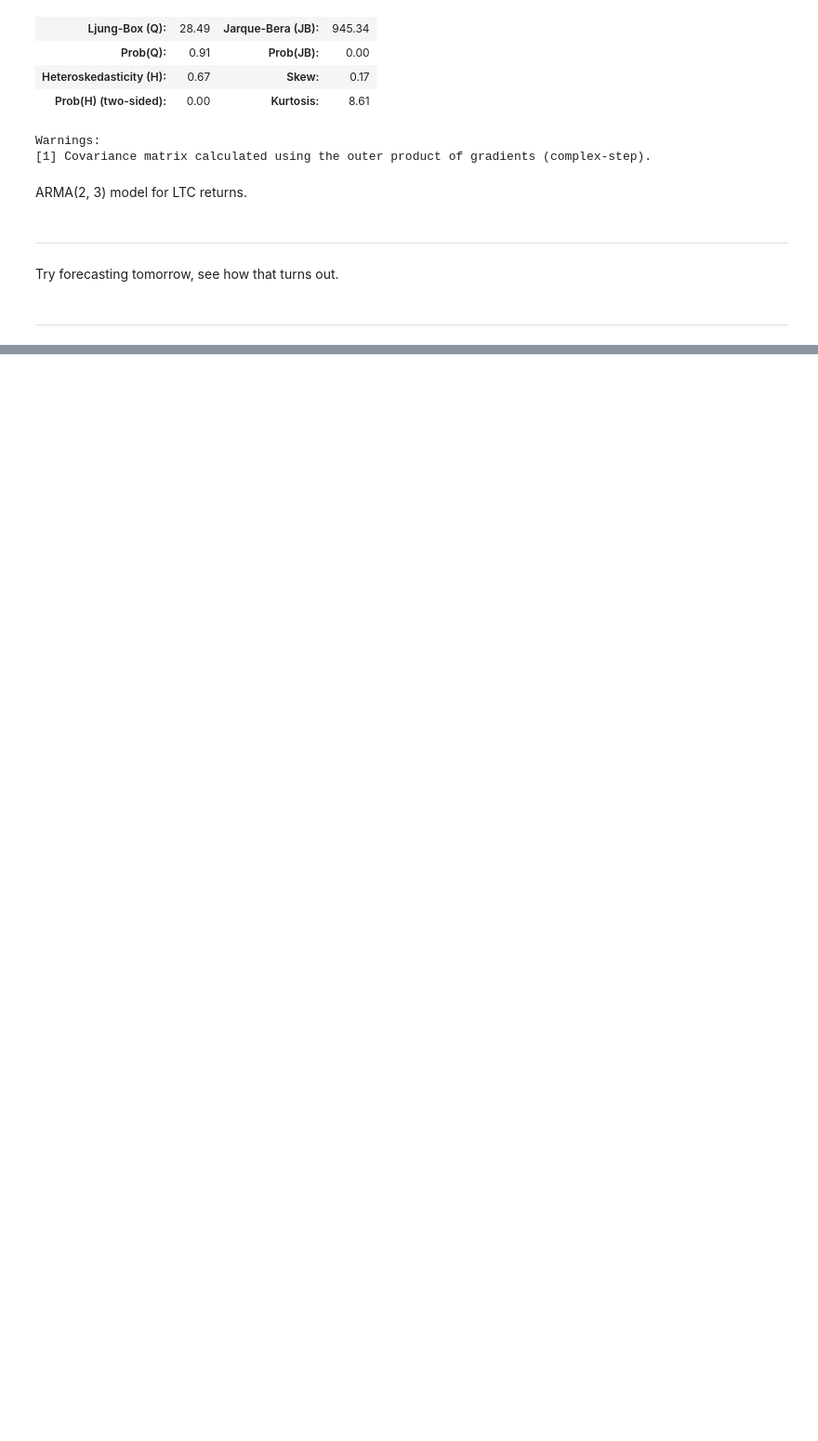
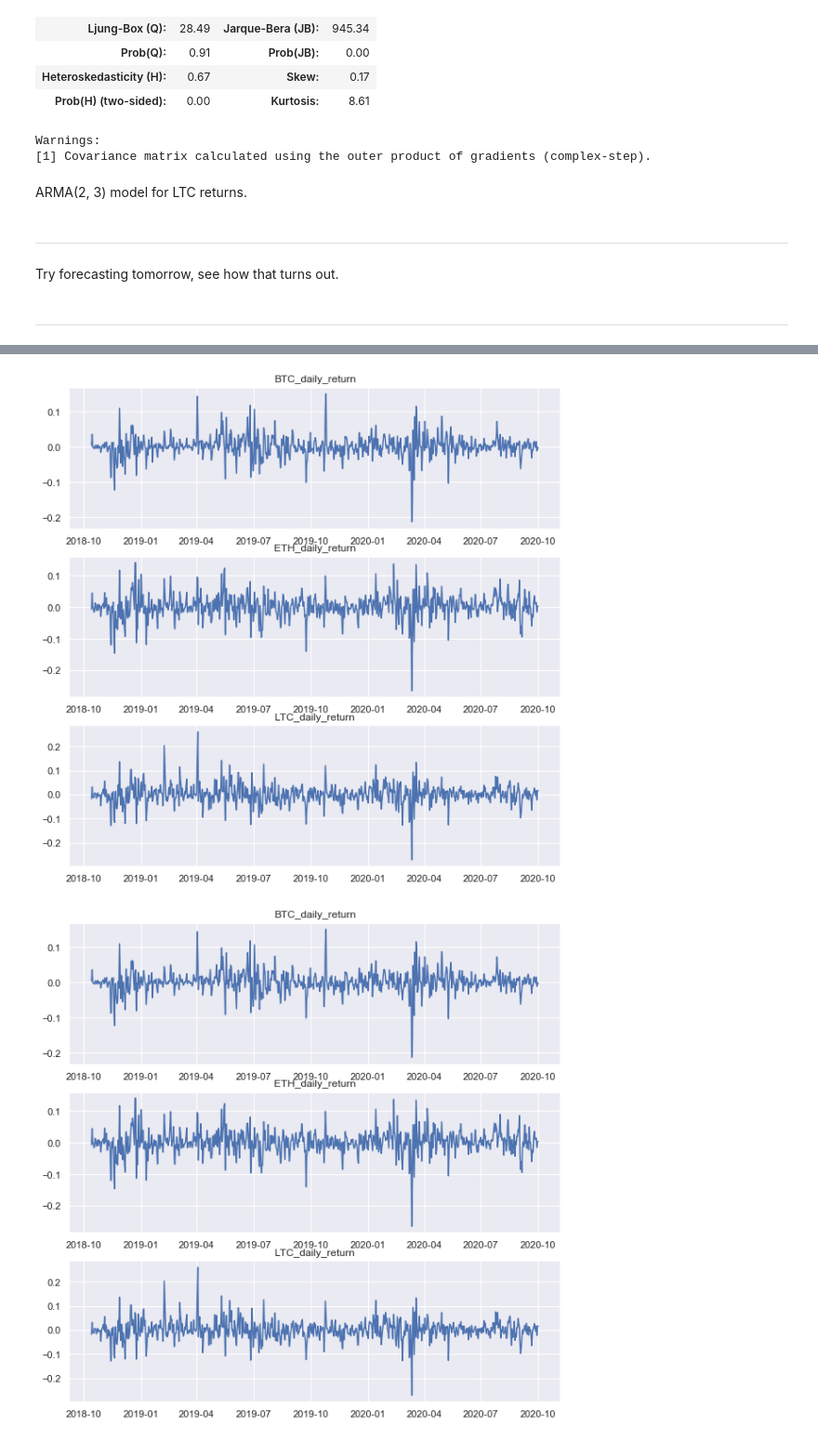
Before and after one commit to hank-butler/Third-Capstone, a Jupyter notebook: Third_Capstone_Modeling.ipynb, the cells around one changed output, grey strips where cells are left out. Shown at 93% size. Drawn from its saved outputs; the diff is of its cells as text; code cells hidden in the pictures; blank space fills up the shorter version.

```diff
--- a/Third_Capstone_Modeling.ipynb
+++ b/Third_Capstone_Modeling.ipynb
@@ -9,8 +9,8 @@ import datetime
 # %%
 df_raw = pd.read_csv('crypto_prices.csv')
 # %%
-#df_raw.set_index("dtime", inplace = True)
-#df_raw = df_raw.reindex(index=df_raw.index[::-1])
+df_raw.set_index("dtime", inplace = True)
+df_raw = df_raw.reindex(index=df_raw.index[::-1])
 #df_raw = df_raw.drop(columns = ['time'])
 # %%
 df_raw.head()
@@ -488,0 +509,4 @@ Try forecasting tomorrow, see how that turns out.
+# %%
+df_ret = df_copy[['BTC_daily_return', 'ETH_daily_return', 'LTC_daily_return']][1:]
+# %%
+model_var_ret = VAR(df_ret)
@@ -488,0 +517,2 @@ Try forecasting tomorrow, see how that turns out.
+# %%
+results_var_ret = model_var_ret.fit(ic='aic')
@@ -488,0 +539,5 @@ Try forecasting tomorrow, see how that turns out.
+# %%
+results_var_ret.plot()
+# %% [output]
+[figure, added]
+[figure, added]
```
Also changed, not shown: parts of 39 cells of this notebook.
